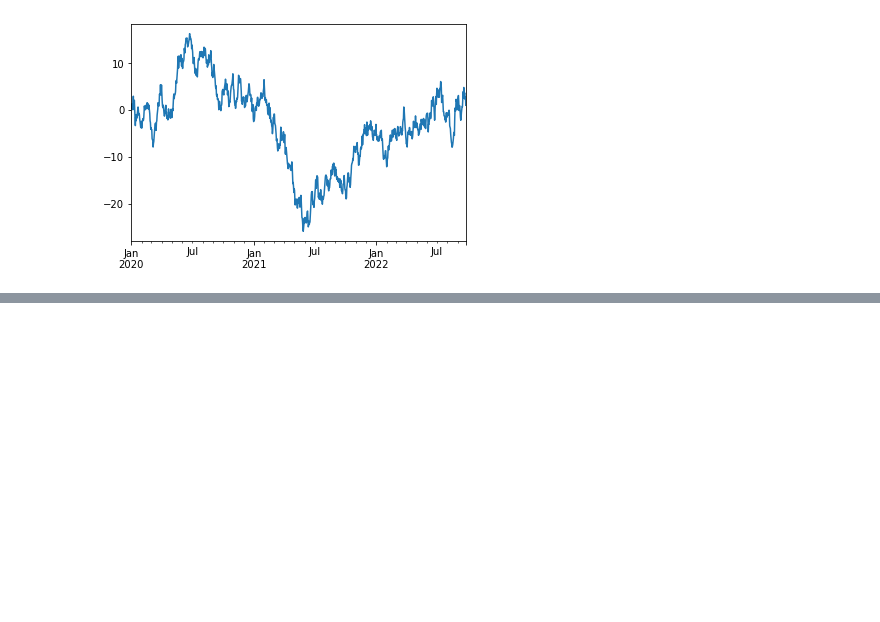
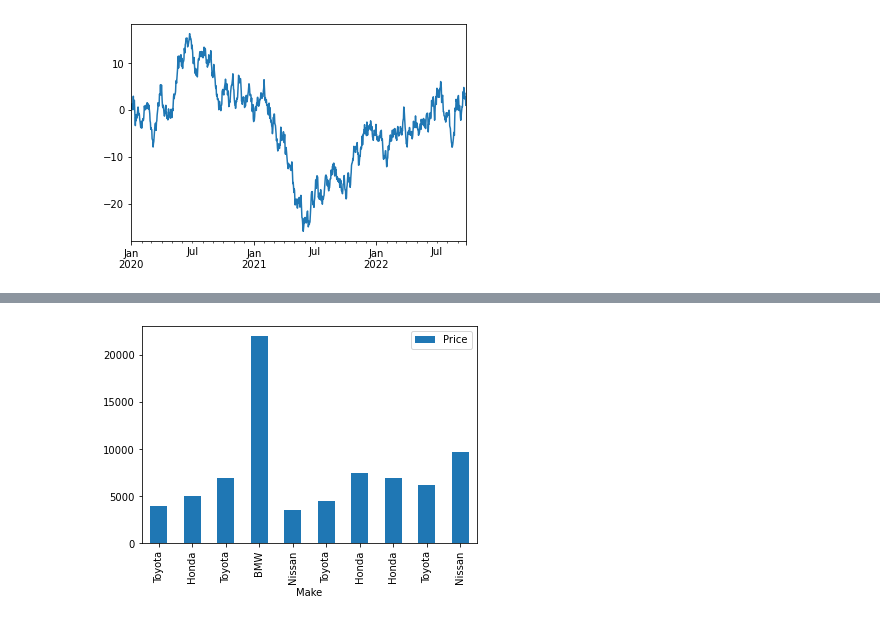
Before and after one commit to tothetop430/MLZTM-Exercises, a Jupyter notebook: matplotlib/introduction-to-matplotlib.ipynb, the cells around one changed output, grey strips where cells are left out. Cells and saved outputs as stored; diff of their text form; code cells hidden in the pictures; blank space fills up the shorter version.

```diff
--- a/matplotlib/introduction-to-matplotlib.ipynb
+++ b/matplotlib/introduction-to-matplotlib.ipynb
@@ -192,0 +307,4 @@ S1.plot()
+# %%
+car_sales.plot(x='Make', y='Price', kind='bar');
+# %% [output]
+[figure, added]
```
Also changed, not shown: parts of 11 cells of this notebook.
